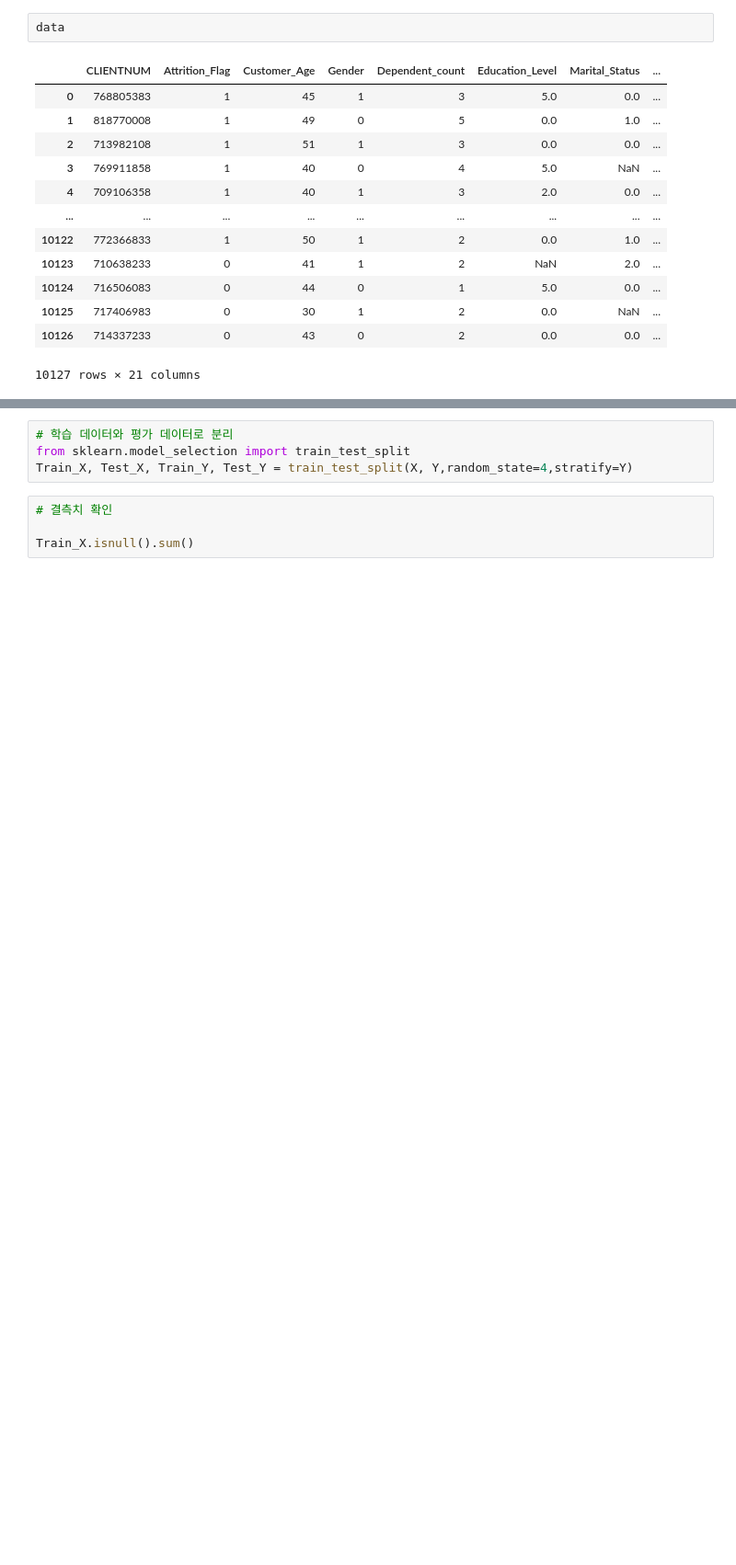
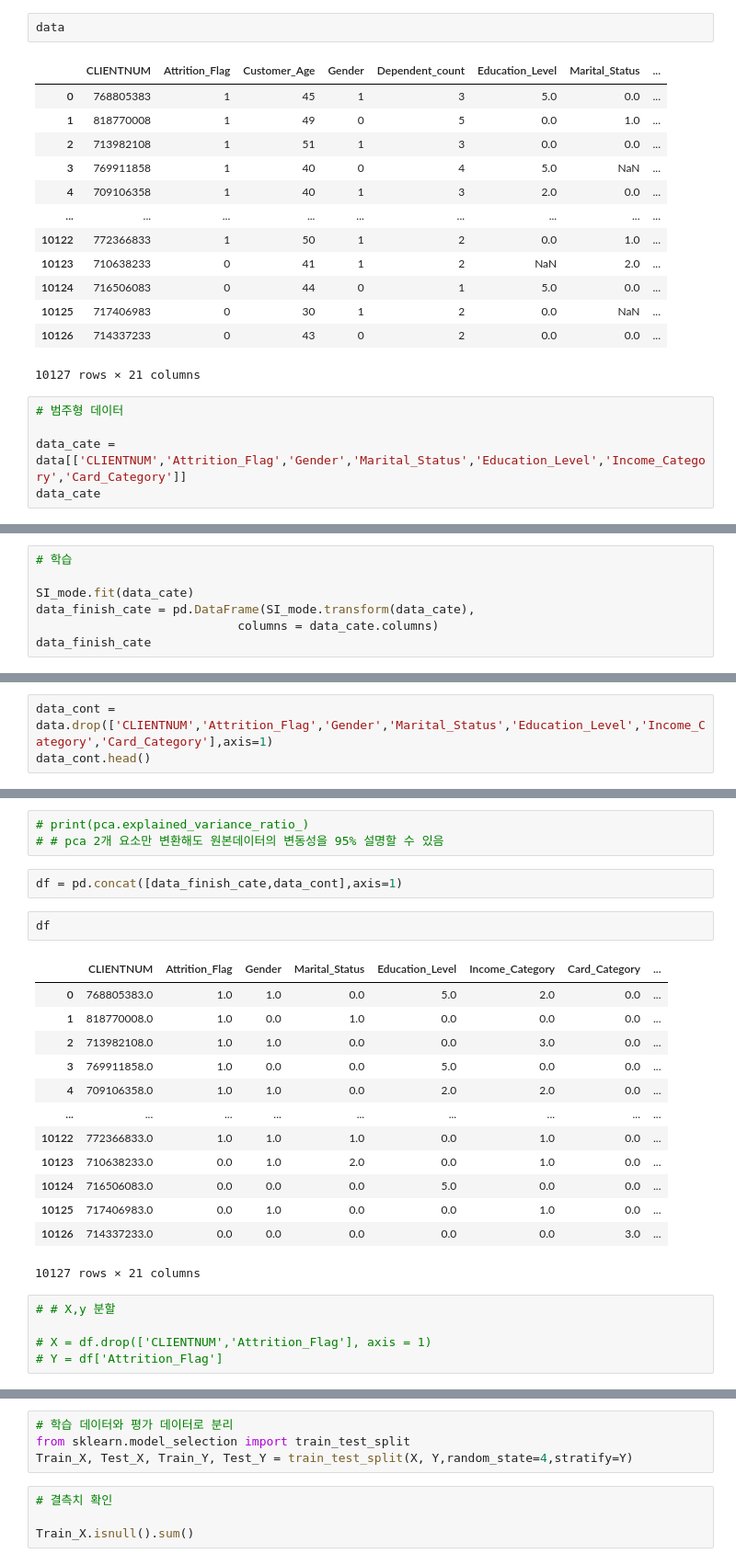
Before and after one commit to Ahn-seongjun/DS_team2, a Jupyter notebook: younghunahn/Income_Category 대표값 활용 결측치 대체.ipynb, the cells around one changed output, grey strips where cells are left out. Shown at 92% size. Saved outputs shown, nothing was run; the diff lists cells and outputs as text; blank space fills up the shorter version.

```diff
--- a/younghunahn/Income_Category 대표값 활용 결측치 대체.ipynb
+++ b/younghunahn/Income_Category 대표값 활용 결측치 대체.ipynb
@@ -87,3 +87,8 @@ data
 | 10125 | 717406983 | 0 | 30 | 1 | 2 | 0.0 | NaN | ... |
 | 10126 | 714337233 | 0 | 43 | 0 | 2 | 0.0 | 0.0 | ... |
 10127 rows × 21 columns
+# %%
+# 범주형 데이터
+
+data_cate = data[['CLIENTNUM','Attrition_Flag','Gender','Marital_Status','Education_Level','Income_Category','Card_Category']]
+data_cate
@@ -89,0 +120,7 @@ data
+# %%
+# 학습
+
+SI_mode.fit(data_cate)
+data_finish_cate = pd.DataFrame(SI_mode.transform(data_cate),
+                            columns = data_cate.columns)
+data_finish_cate
@@ -89,0 +142,3 @@ data
+# %%
+data_cont = data.drop(['CLIENTNUM','Attrition_Flag','Gender','Marital_Status','Education_Level','Income_Category','Card_Category'],axis=1)
+data_cont.head()
@@ -90,3 +196,29 @@ data
+# %%
+# print(pca.explained_variance_ratio_)
+# # pca 2개 요소만 변환해도 원본데이터의 변동성을 95% 설명할 수 있음
+# %%
+df = pd.concat([data_finish_cate,data_cont],axis=1)
+# %%
+df
+# %% [output]
+|  | CLIENTNUM | Attrition_Flag | Gender | Marital_Status | Education_Level | Income_Category | Card_Category | ... |
+| 0 | 768805383.0 | 1.0 | 1.0 | 0.0 | 5.0 | 2.0 | 0.0 | ... |
+| 1 | 818770008.0 | 1.0 | 0.0 | 1.0 | 0.0 | 0.0 | 0.0 | ... |
+| 2 | 713982108.0 | 1.0 | 1.0 | 0.0 | 0.0 | 3.0 | 0.0 | ... |
+| 3 | 769911858.0 | 1.0 | 0.0 | 0.0 | 5.0 | 0.0 | 0.0 | ... |
+| 4 | 709106358.0 | 1.0 | 1.0 | 0.0 | 2.0 | 2.0 | 0.0 | ... |
+| ... | ... | ... | ... | ... | ... | ... | ... | ... |
+| 10122 | 772366833.0 | 1.0 | 1.0 | 1.0 | 0.0 | 1.0 | 0.0 | ... |
+| 10123 | 710638233.0 | 0.0 | 1.0 | 2.0 | 0.0 | 1.0 | 0.0 | ... |
+| 10124 | 716506083.0 | 0.0 | 0.0 | 0.0 | 5.0 | 0.0 | 0.0 | ... |
+| 10125 | 717406983.0 | 0.0 | 1.0 | 0.0 | 0.0 | 1.0 | 0.0 | ... |
+| 10126 | 714337233.0 | 0.0 | 0.0 | 0.0 | 0.0 | 0.0 | 3.0 | ... |
+10127 rows × 21 columns
+# %%
+# # X,y 분할
+
+# X = df.drop(['CLIENTNUM','Attrition_Flag'], axis = 1)
+# Y = df['Attrition_Flag']
 # %%
 # X,y 분할
 
```
Also changed, not shown: parts of 21 cells of this notebook, 3 other files.
